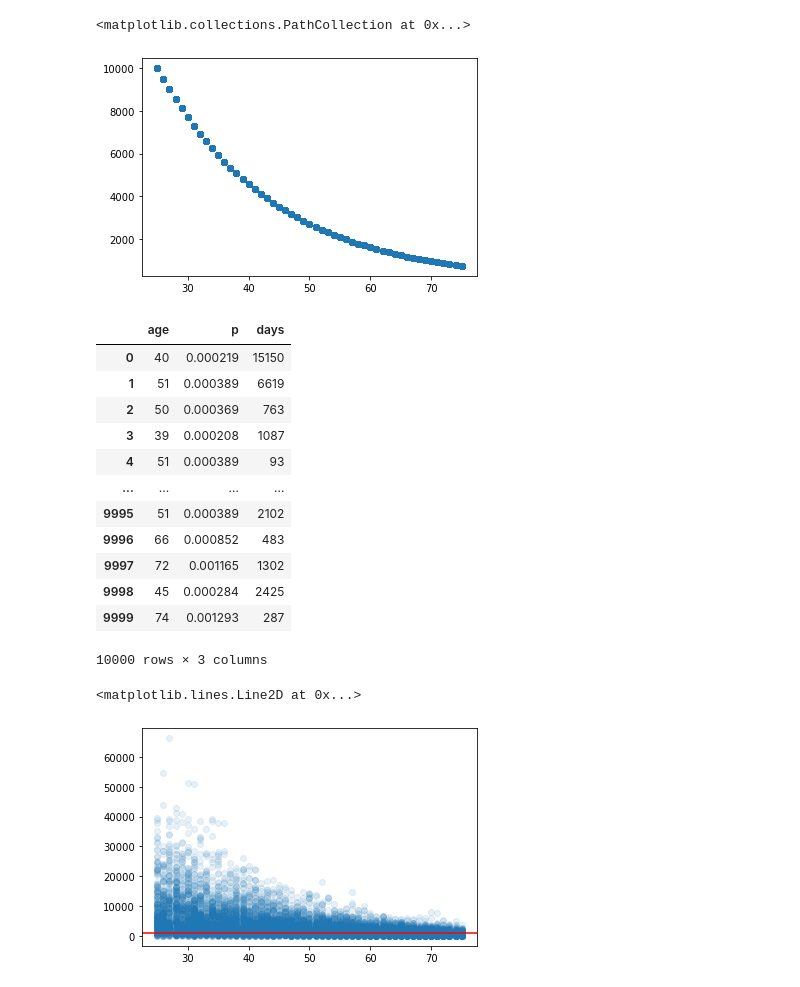
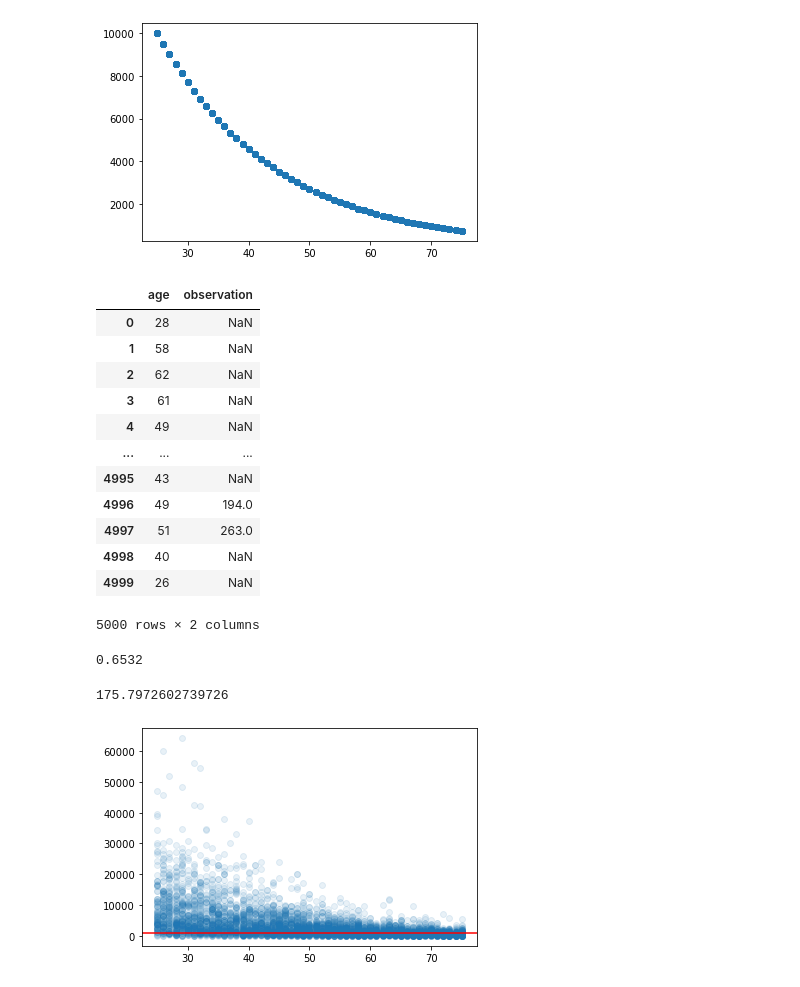
Before and after one commit to ljbelenky/lindy_approximation, a Jupyter notebook: surgery_dataset.ipynb, the cells around one changed output. Drawn from its saved outputs; the diff is of its cells as text; code cells hidden in the pictures.

```diff
--- a/surgery_dataset.ipynb
+++ b/surgery_dataset.ipynb
@@ -37,6 +29,6 @@ b
-# %%
-def p(x):
-    return 1/(1+np.exp(-a-b*x))
+# %%
+a=-10.5159
+b=0.0522258
+timeout = 1000
 # %%
-df['p'] = df['age'].apply(p)/2
-df
+prob_values = 1/(1+np.exp(-a-b*df['age']))
@@ -57,29 +35,35 @@ df
 # %%
-plt.scatter(df['age'],1/df['p'])
+plt.scatter(df['age'],1/prob_values);
 # %% [output]
-<matplotlib.collections.PathCollection at 0x...>
 [figure]
 # %%
-df['days'] = df['p'].apply(lambda p:geom(p).rvs())
+days = prob_values.apply(lambda p:geom(p).rvs())
+df['observation'] = np.where(days <= timeout, days, np.nan)
 df
 # %% [output]
-|  | age | p | days |
-| 0 | 40 | 0.000219 | 15150 |
-| 1 | 51 | 0.000389 | 6619 |
-| 2 | 50 | 0.000369 | 763 |
-| 3 | 39 | 0.000208 | 1087 |
-| 4 | 51 | 0.000389 | 93 |
-| ... | ... | ... | ... |
-| 9995 | 51 | 0.000389 | 2102 |
-| 9996 | 66 | 0.000852 | 483 |
-| 9997 | 72 | 0.001165 | 1302 |
-| 9998 | 45 | 0.000284 | 2425 |
-| 9999 | 74 | 0.001293 | 287 |
+|  | age | observation |
+| 0 | 28 | NaN |
+| 1 | 58 | NaN |
+| 2 | 62 | NaN |
+| 3 | 61 | NaN |
+| 4 | 49 | NaN |
+| ... | ... | ... |
+| 4995 | 43 | NaN |
+| 4996 | 49 | 194.0 |
+| 4997 | 51 | 263.0 |
+| 4998 | 40 | NaN |
+| 4999 | 26 | NaN |
-10000 rows × 3 columns
+5000 rows × 2 columns
+# %%
+(df['observation'].isna()).mean()
+# %% [output]
+0.6532
+# %%
+days.max()/365
+# %% [output]
+175.7972602739726
 # %%
-timeout = 1000
-plt.scatter(df['age'],df['days'], alpha=.1)
-plt.axhline(timeout, color='red')
+plt.scatter(df['age'],days, alpha=.1)
+plt.axhline(timeout, color='red');
 # %% [output]
-<matplotlib.lines.Line2D at 0x...>
-[figure, old version]
+[figure, new version]
```
Also changed, not shown: parts of 32 cells of this notebook.
